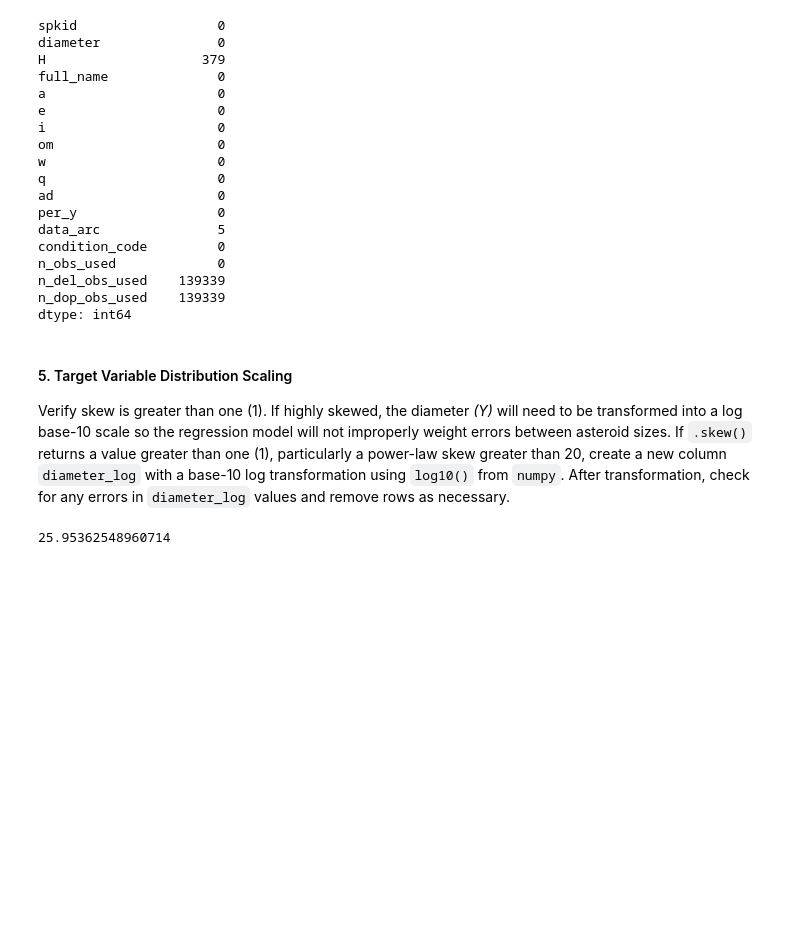
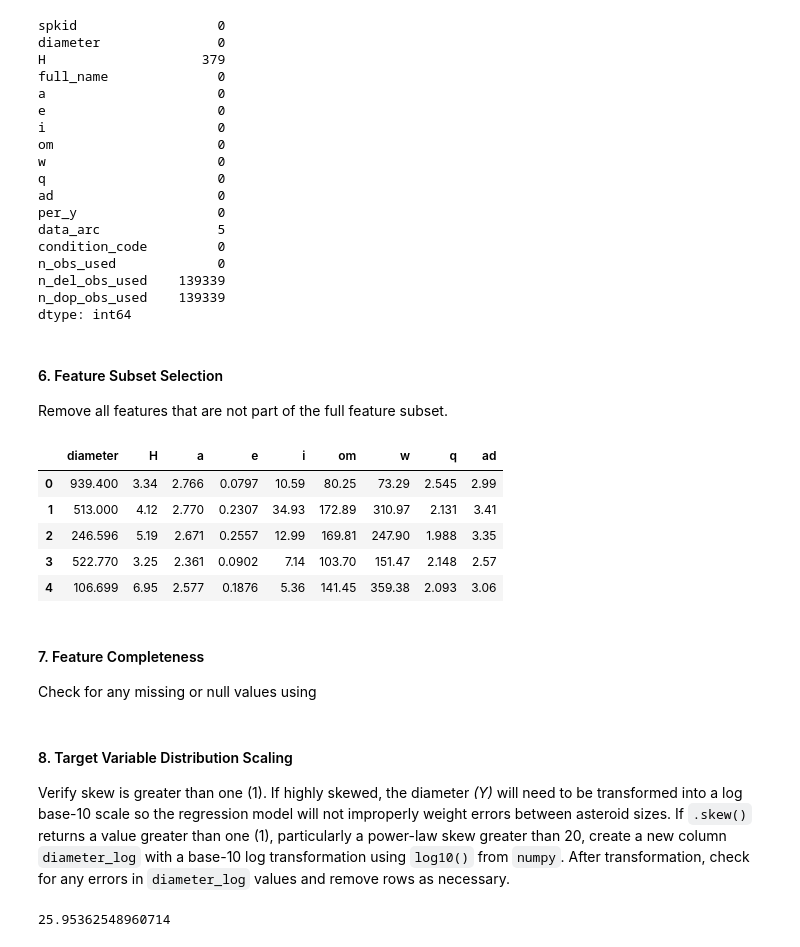
Before and after one commit to Ethereal-Mining-Company/736D616C6C2D626F64792D7633, a Jupyter notebook: main.ipynb, the cells around one changed output. Saved outputs shown, nothing was run; the diff lists cells and outputs as text; code cells hidden in the pictures; blank space fills up the shorter version.

```diff
--- a/main.ipynb
+++ b/main.ipynb
@@ -100,9 +100,10 @@ dataset_cleaned_path = r"data/cleaned-dataset-jpl-small-body-asteroids.csv"
 features = ['spkid', 'diameter', 'albedo', 'H', 'full_name', 'a', 'e', 'i', 'om', 'w', 'q', 'ad', 'per_y', 'data_arc', 'condition_code', 'n_obs_used', 'n_del_obs_used', 'n_dop_obs_used']
 drop_features = ['albedo']
 x_restricted = ['a', 'e', 'i', 'om', 'w', 'q', 'ad']
-x_full = x_restricted + ['H']
+x_full = ['H'] + x_restricted
 y = ['diameter']
-full_model = x_full + y
+y_log = ['diameter_log']
+full_model = y_log + x_full
 
 df = pd.read_csv(dataset_path)
 df.head()
@@ -180,8 +181,24 @@ n_obs_used             0
 n_del_obs_used    139339
 n_dop_obs_used    139339
 dtype: int64
+# %% [markdown]
+#### 6. Feature Subset Selection
+Remove all features that are not part of the full feature subset.
+# %%
+df_clean = df_clean[y + x_full]
+df_clean.head()
+# %% [output]
+|  | diameter | H | a | e | i | om | w | q | ad |
+| 0 | 939.400 | 3.34 | 2.766 | 0.0797 | 10.59 | 80.25 | 73.29 | 2.545 | 2.99 |
+| 1 | 513.000 | 4.12 | 2.770 | 0.2307 | 34.93 | 172.89 | 310.97 | 2.131 | 3.41 |
+| 2 | 246.596 | 5.19 | 2.671 | 0.2557 | 12.99 | 169.81 | 247.90 | 1.988 | 3.35 |
+| 3 | 522.770 | 3.25 | 2.361 | 0.0902 | 7.14 | 103.70 | 151.47 | 2.148 | 2.57 |
+| 4 | 106.699 | 6.95 | 2.577 | 0.1876 | 5.36 | 141.45 | 359.38 | 2.093 | 3.06 |
+# %% [markdown]
+#### 7. Feature Completeness
+Check for any missing or null values using
 # %% [markdown]
-#### 5. Target Variable Distribution Scaling
+#### 8. Target Variable Distribution Scaling
 Verify skew is greater than one (1). If highly skewed, the diameter *(Y)* will need to be transformed into a log base-10 scale so the regression model will not improperly weight errors between asteroid sizes. If `.skew()` returns a value greater than one (1), particularly a power-law skew greater than 20, create a new column `diameter_log` with a base-10 log transformation using `log10()` from `numpy`. After transformation, check for any errors in `diameter_log` values and remove rows as necessary.
 # %%
 print(df_clean['diameter'].skew())
```
Also changed, not shown: parts of 3 cells of this notebook.
